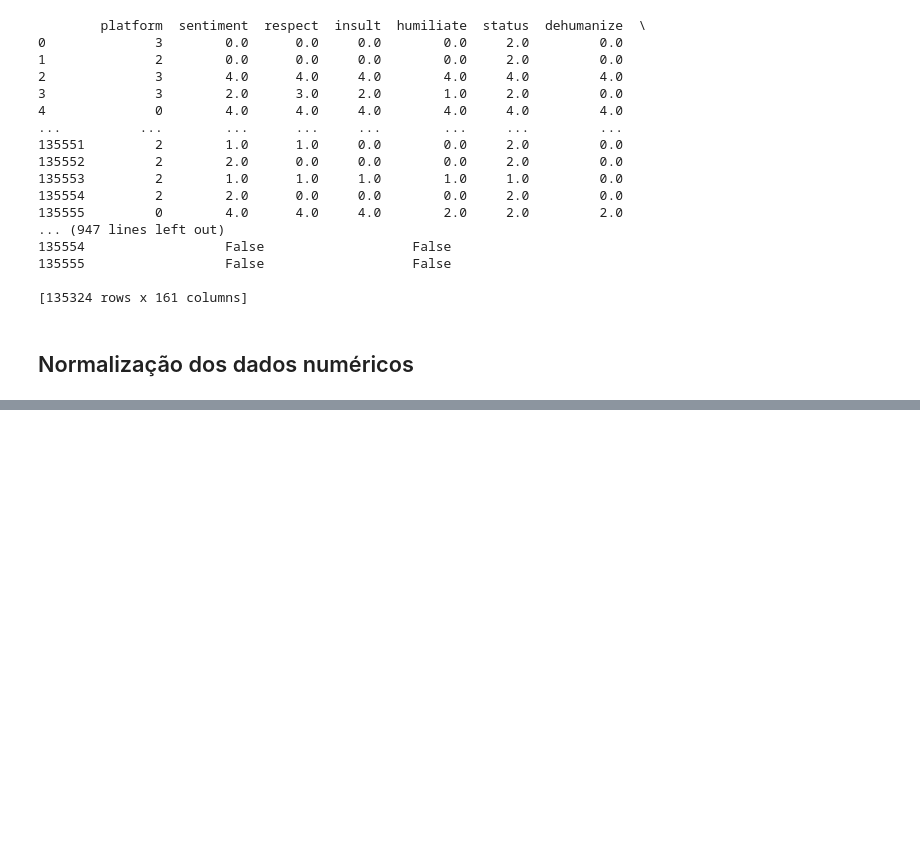
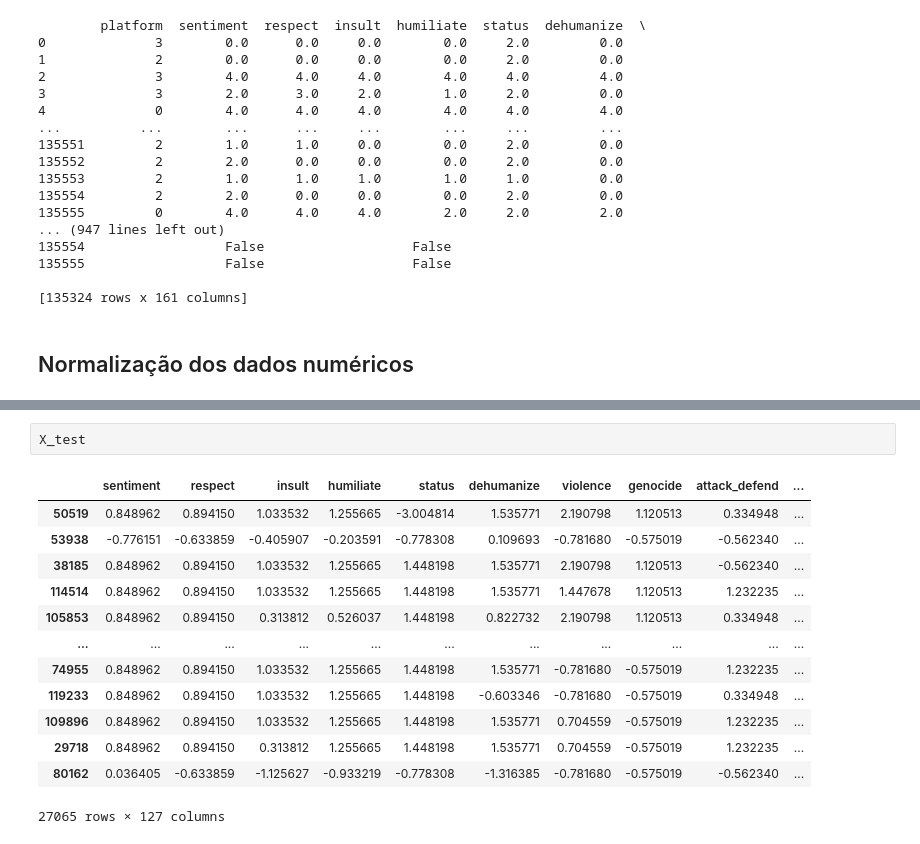
Before and after one commit to weltonfelix/deep_project, a Jupyter notebook: deteccao_discurso_de_odio.ipynb, the cells around one changed output, grey strips where cells are left out. Cells and saved outputs as stored; diff of their text form; blank space fills up the shorter version.

```diff
--- a/deteccao_discurso_de_odio.ipynb
+++ b/deteccao_discurso_de_odio.ipynb
@@ -536,0 +558,16 @@ df
+# %%
+X_test
+# %% [output]
+|  | sentiment | respect | insult | humiliate | status | dehumanize | violence | genocide | attack_defend | ... |
+| 50519 | 0.848962 | 0.894150 | 1.033532 | 1.255665 | -3.004814 | 1.535771 | 2.190798 | 1.120513 | 0.334948 | ... |
+| 53938 | -0.776151 | -0.633859 | -0.405907 | -0.203591 | -0.778308 | 0.109693 | -0.781680 | -0.575019 | -0.562340 | ... |
+| 38185 | 0.848962 | 0.894150 | 1.033532 | 1.255665 | 1.448198 | 1.535771 | 2.190798 | 1.120513 | -0.562340 | ... |
+| 114514 | 0.848962 | 0.894150 | 1.033532 | 1.255665 | 1.448198 | 1.535771 | 1.447678 | 1.120513 | 1.232235 | ... |
+| 105853 | 0.848962 | 0.894150 | 0.313812 | 0.526037 | 1.448198 | 0.822732 | 2.190798 | 1.120513 | 0.334948 | ... |
+| ... | ... | ... | ... | ... | ... | ... | ... | ... | ... | ... |
+| 74955 | 0.848962 | 0.894150 | 1.033532 | 1.255665 | 1.448198 | 1.535771 | -0.781680 | -0.575019 | 1.232235 | ... |
+| 119233 | 0.848962 | 0.894150 | 1.033532 | 1.255665 | 1.448198 | -0.603346 | -0.781680 | -0.575019 | 0.334948 | ... |
+| 109896 | 0.848962 | 0.894150 | 1.033532 | 1.255665 | 1.448198 | 1.535771 | 0.704559 | -0.575019 | 1.232235 | ... |
+| 29718 | 0.848962 | 0.894150 | 0.313812 | 1.255665 | 1.448198 | 1.535771 | 0.704559 | -0.575019 | 1.232235 | ... |
+| 80162 | 0.036405 | -0.633859 | -1.125627 | -0.933219 | -0.778308 | -1.316385 | -0.781680 | -0.575019 | -0.562340 | ... |
+27065 rows × 127 columns
```
Also changed, not shown: parts of 12 cells of this notebook.
